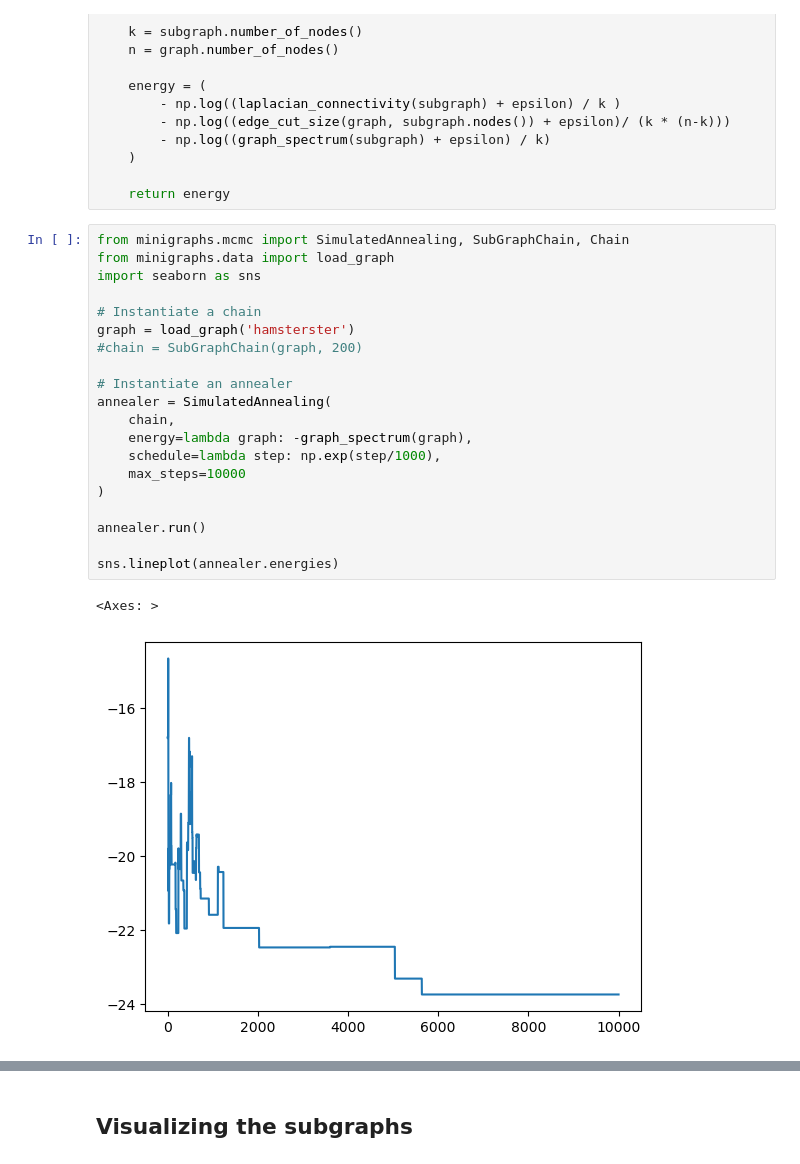
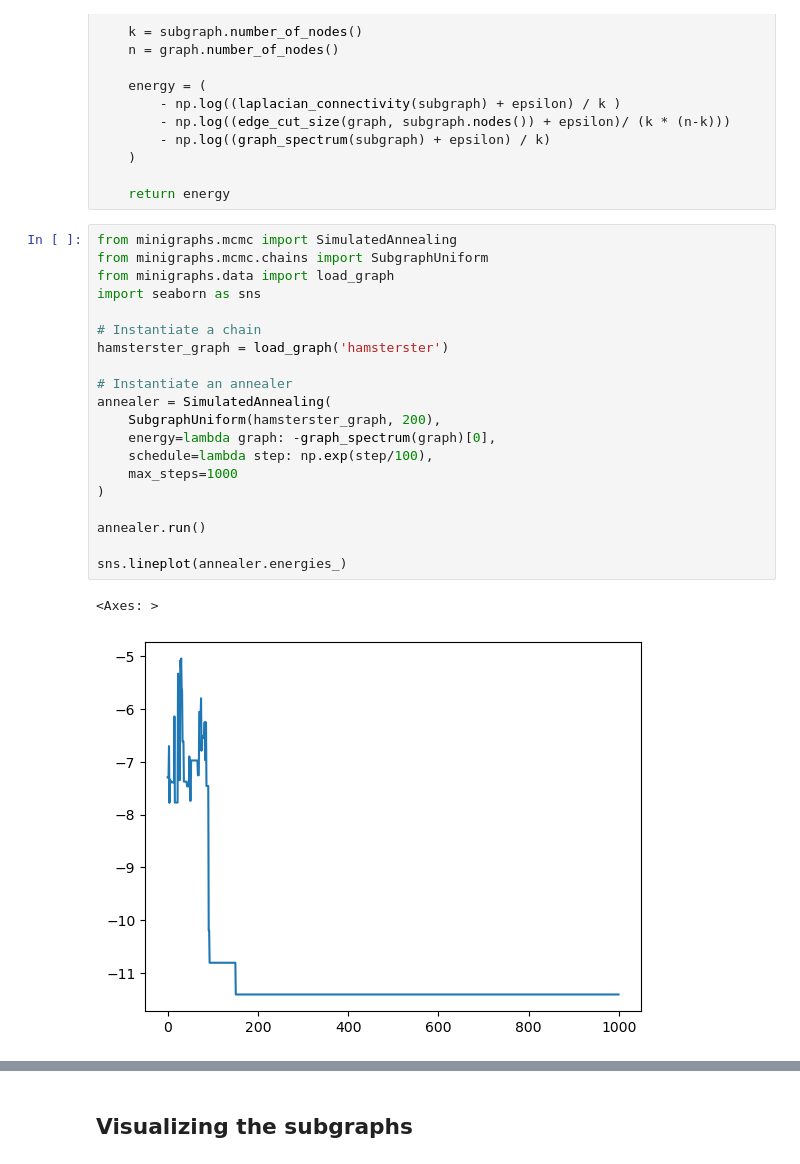
Before and after one commit to martjor/minigraphs, a Jupyter notebook: src/minigraphs/sir_convergence.ipynb, the cells around one changed output, grey strips where cells are left out. Cells and saved outputs as stored; diff of their text form.

```diff
--- a/src/minigraphs/sir_convergence.ipynb
+++ b/src/minigraphs/sir_convergence.ipynb
@@ -154,25 +153,25 @@ def energy_mixture(
 
     return energy
 # %%
-from minigraphs.mcmc import SimulatedAnnealing, SubGraphChain, Chain
+from minigraphs.mcmc import SimulatedAnnealing
+from minigraphs.mcmc.chains import SubgraphUniform
 from minigraphs.data import load_graph
 import seaborn as sns
 
 # Instantiate a chain
-graph = load_graph('hamsterster')
-#chain = SubGraphChain(graph, 200)
+hamsterster_graph = load_graph('hamsterster')
 
 # Instantiate an annealer
 annealer = SimulatedAnnealing(
-    chain,
-    energy=lambda graph: -graph_spectrum(graph),
-    schedule=lambda step: np.exp(step/1000),
-    max_steps=10000
+    SubgraphUniform(hamsterster_graph, 200),
+    energy=lambda graph: -graph_spectrum(graph)[0],
+    schedule=lambda step: np.exp(step/100),
+    max_steps=1000
 )
 
 annealer.run()
 
-sns.lineplot(annealer.energies)
+sns.lineplot(annealer.energies_)
 # %% [output]
 <Axes: >
-[figure, old version]
+[figure, new version]
```
Also changed, not shown: parts of 11 cells of this notebook, 11 other files.
